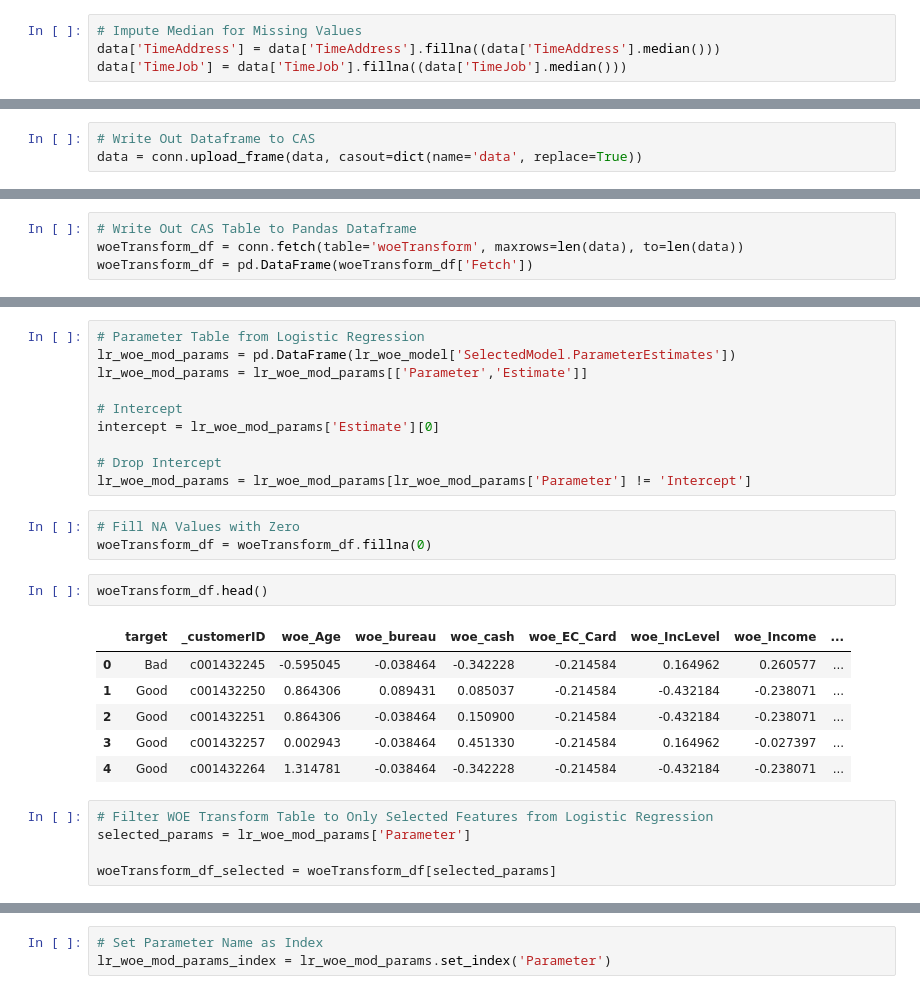
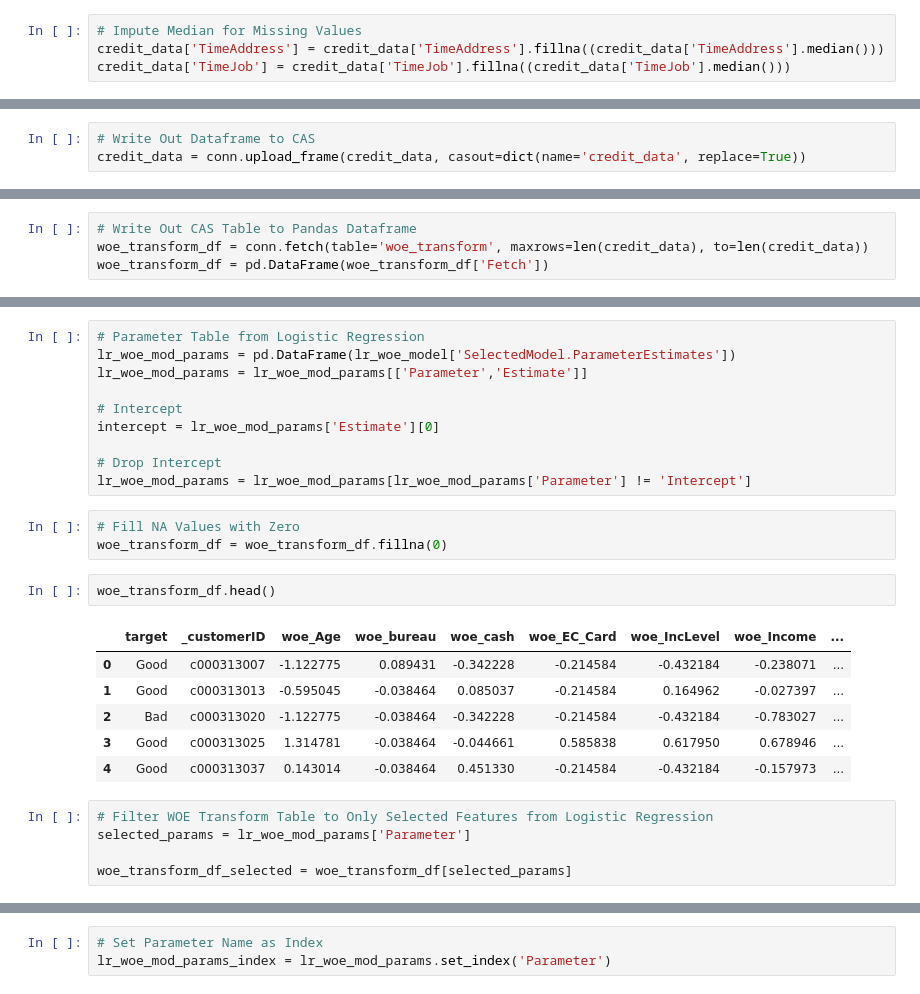
Before and after one commit to aviolante/sas-python-work, a Jupyter notebook: machine_learning/scorecard_post/credit_scorecard_demo_public.ipynb, the cells around one changed output, grey strips where cells are left out. Cells and saved outputs as stored; diff of their text form.

```diff
--- a/machine_learning/scorecard_post/credit_scorecard_demo.ipynb
+++ b/machine_learning/scorecard_post/credit_scorecard_demo_public.ipynb
@@ -45,8 +45,8 @@ data.shape
 (156915, 27)
 # %%
 # Impute Median for Missing Values
-data['TimeAddress'] = data['TimeAddress'].fillna((data['TimeAddress'].median()))
-data['TimeJob'] = data['TimeJob'].fillna((data['TimeJob'].median()))
+credit_data['TimeAddress'] = credit_data['TimeAddress'].fillna((credit_data['TimeAddress'].median()))
+credit_data['TimeJob'] = credit_data['TimeJob'].fillna((credit_data['TimeJob'].median()))
 # %%
 # Preview Data
 pd.set_option('display.max_columns', 500)
@@ -60,5 +60,5 @@ data.head()
 | 4 | c000000065 | Good | R | 0 | 1 | 22 | 216.0 | 45.0 | 2 | ... |
 # %%
 # Write Out Dataframe to CAS
-data = conn.upload_frame(data, casout=dict(name='data', replace=True))
+credit_data = conn.upload_frame(credit_data, casout=dict(name='credit_data', replace=True))
 # %% [output]
@@ -183,7 +183,7 @@ plt.title('Information Value by Features', fontweight="bold");
 #### View WOE Values by Bin for Several Features
 # %%
 # Write Out CAS Table to Pandas Dataframe
-woeTransform_df = conn.fetch(table='woeTransform', maxrows=len(data), to=len(data))
-woeTransform_df = pd.DataFrame(woeTransform_df['Fetch'])
+woe_transform_df = conn.fetch(table='woe_transform', maxrows=len(credit_data), to=len(credit_data))
+woe_transform_df = pd.DataFrame(woe_transform_df['Fetch'])
 # %%
 # Convert Bin Details to Pandas DF for Plotting
@@ -266,20 +266,20 @@ intercept = lr_woe_mod_params['Estimate'][0]
 lr_woe_mod_params = lr_woe_mod_params[lr_woe_mod_params['Parameter'] != 'Intercept']
 # %%
 # Fill NA Values with Zero
-woeTransform_df = woeTransform_df.fillna(0)
+woe_transform_df = woe_transform_df.fillna(0)
 # %%
-woeTransform_df.head()
+woe_transform_df.head()
 # %% [output]
 |  | target | _customerID | woe_Age | woe_bureau | woe_cash | woe_EC_Card | woe_IncLevel | woe_Income | ... |
-| 0 | Bad | c001432245 | -0.595045 | -0.038464 | -0.342228 | -0.214584 | 0.164962 | 0.260577 | ... |
-| 1 | Good | c001432250 | 0.864306 | 0.089431 | 0.085037 | -0.214584 | -0.432184 | -0.238071 | ... |
-| 2 | Good | c001432251 | 0.864306 | -0.038464 | 0.150900 | -0.214584 | -0.432184 | -0.238071 | ... |
-| 3 | Good | c001432257 | 0.002943 | -0.038464 | 0.451330 | -0.214584 | 0.164962 | -0.027397 | ... |
-| 4 | Good | c001432264 | 1.314781 | -0.038464 | -0.342228 | -0.214584 | -0.432184 | -0.238071 | ... |
+| 0 | Good | c000313007 | -1.122775 | 0.089431 | -0.342228 | -0.214584 | -0.432184 | -0.238071 | ... |
+| 1 | Good | c000313013 | -0.595045 | -0.038464 | 0.085037 | -0.214584 | 0.164962 | -0.027397 | ... |
+| 2 | Bad | c000313020 | -1.122775 | -0.038464 | -0.342228 | -0.214584 | -0.432184 | -0.783027 | ... |
+| 3 | Good | c000313025 | 1.314781 | -0.038464 | -0.044661 | 0.585838 | 0.617950 | 0.678946 | ... |
+| 4 | Good | c000313037 | 0.143014 | -0.038464 | 0.451330 | -0.214584 | -0.432184 | -0.157973 | ... |
 # %%
 # Filter WOE Transform Table to Only Selected Features from Logistic Regression
 selected_params = lr_woe_mod_params['Parameter']
 
-woeTransform_df_selected = woeTransform_df[selected_params]
+woe_transform_df_selected = woe_transform_df[selected_params]
 # %%
 # Ensure Shapes are Correct for Matrix Multiplication
```
Also changed, not shown: parts of 24 cells of this notebook.
